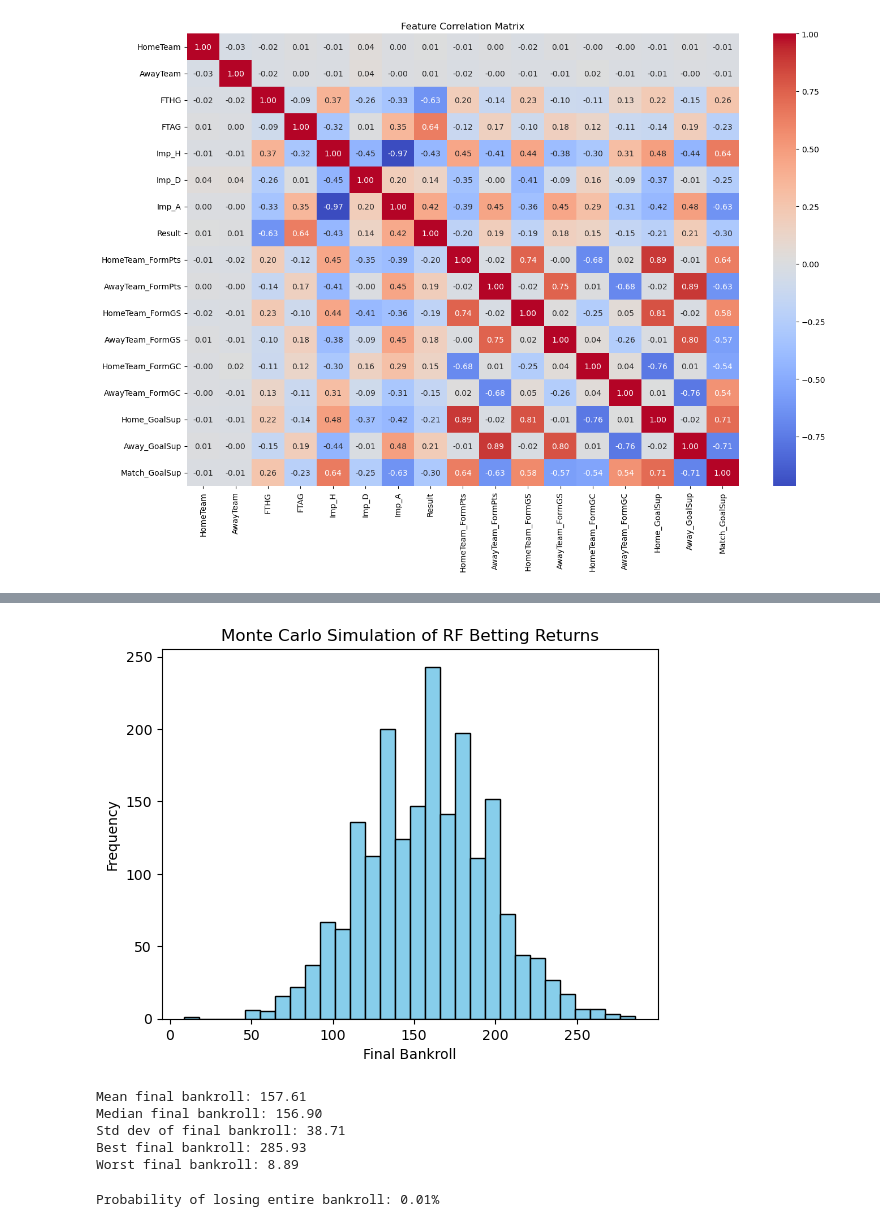
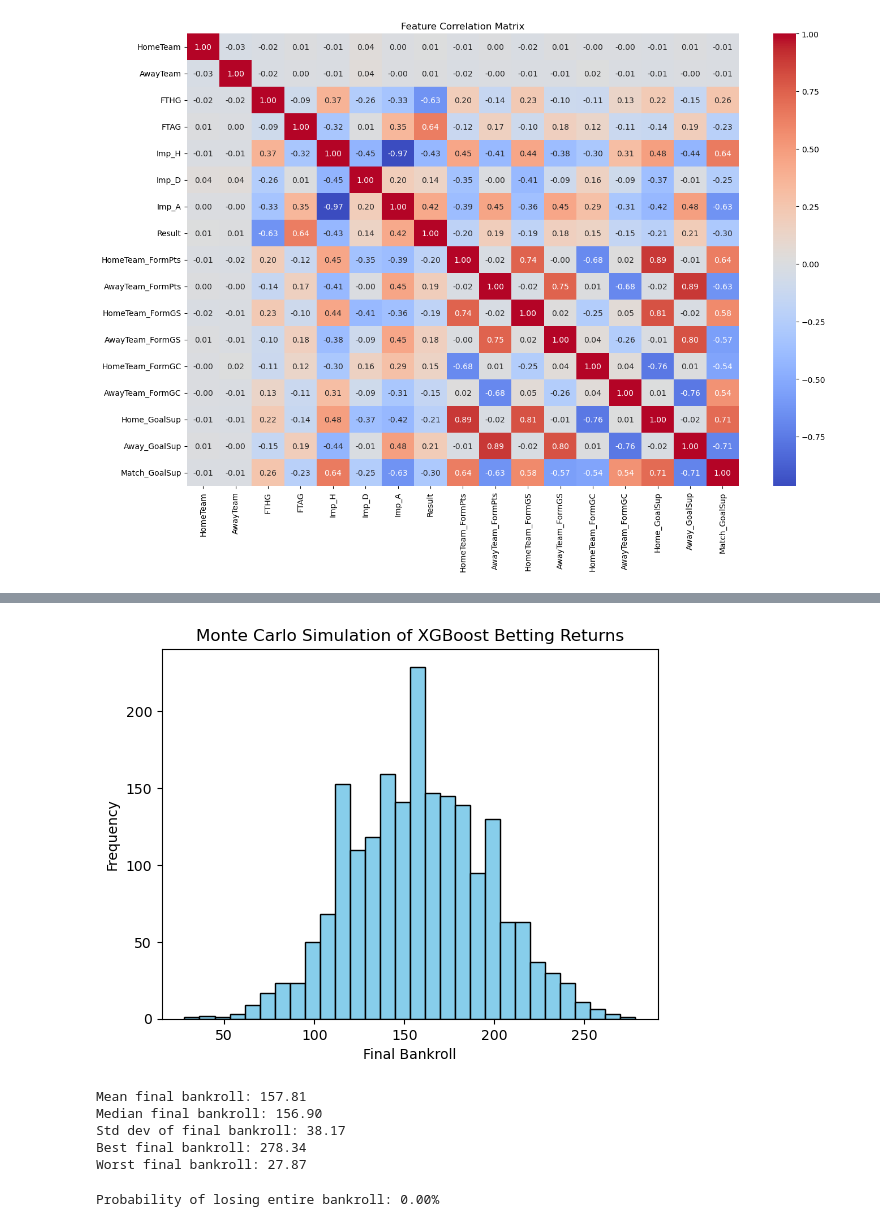
Before and after one commit to tarintrader/ml-football-project, a Jupyter notebook: football_ml_pipeline.ipynb, the cells around one changed output, grey strips where cells are left out. Saved outputs shown, nothing was run; the diff lists cells and outputs as text; code cells hidden in the pictures.

Commit message:
Added betting insights and cleaned code

```diff
--- a/football_ml_pipeline.ipynb
+++ b/football_ml_pipeline.ipynb
@@ -648,0 +577,5 @@ Average return per bet: 0.079 units
+# %%
+# --- Train Logistic Regression and get probabilities ---
+lr = LogisticRegression(max_iter=1000, C=10)
+lr.fit(X_train, y_train)
+lr_probs = lr.predict_proba(X_test)
@@ -1247,5 +865,5 @@ Average return per bet: 0.022 units
 # %%
-# --- Monte Carlo Betting Simulation Alternative 1 ---
+# --- Monte Carlo Betting Simulation for XGBoost predictions ---
 def monte_carlo_betting_simulation(data, num_simulations=2000, bankroll=100, bet_size=1):
 
     # Get win probabilities and odds from data
@@ -1260,43 +878,43 @@ def monte_carlo_betting_simulation(data, num_simulations=2000, bankroll=100, bet
 
         # Simulate each bet
         for _ in range(num_bets):
             if current_bankroll <= 0:
                 break  # Stop if bankrupt
 
             # Random outcome based on win probability
             if np.random.random() < win_prob:
                 current_bankroll += bet_size * (avg_odds - 1)  # Win
             else:
                 current_bankroll -= bet_size  # Loss
 
         final_bankrolls.append(current_bankroll)
 
     return np.array(final_bankrolls)
 
 # Run simulation
-final_balances = monte_carlo_betting_simulation(bet_report_df)
+final_balances = monte_carlo_betting_simulation(bet_report_xgb_df)
 
 # Plot results
 plt.hist(final_balances, bins=30, color='skyblue', edgecolor='k')
-plt.title('Monte Carlo Simulation of RF Betting Returns')
+plt.title('Monte Carlo Simulation of XGBoost Betting Returns')
 plt.xlabel('Final Bankroll')
 plt.ylabel('Frequency')
 plt.show()
 
 print(f"Mean final bankroll: {np.mean(final_balances):.2f}")
 print(f"Median final bankroll: {np.median(final_balances):.2f}")
 print(f"Std dev of final bankroll: {np.std(final_balances):.2f}")
 print(f"Best final bankroll: {np.max(final_balances):.2f}")
 print(f"Worst final bankroll: {np.min(final_balances):.2f}")
 # %% [output]
-[figure, old version]
+[figure, new version]
-Mean final bankroll: 157.61
+Mean final bankroll: 157.81
 Median final bankroll: 156.90
-Std dev of final bankroll: 38.71
-Best final bankroll: 285.93
-Worst final bankroll: 8.89
+Std dev of final bankroll: 38.17
+Best final bankroll: 278.34
+Worst final bankroll: 27.87
 # %%
-# --- Risk of Ruin Analysis ---
+# --- Risk of Ruin Analysis for XGBoost predictions---
 def risk_of_ruin_simulation(data, num_simulations=10000, bankroll=100):
     """Calculate probability of losing entire bankroll"""
     win_prob = len(data[data['Win'] == 1]) / len(data)
@@ -1319,10 +937,10 @@ def risk_of_ruin_simulation(data, num_simulations=10000, bankroll=100):
 
     return ruin_count / num_simulations
 
-ruin_prob = risk_of_ruin_simulation(bet_report_df)
+ruin_prob = risk_of_ruin_simulation(bet_report_xgb_df)
 print(f"Probability of losing entire bankroll: {ruin_prob:.2%}")
 # %% [output]
-Probability of losing entire bankroll: 0.01%
+Probability of losing entire bankroll: 0.00%
 # %%
 # --- Baseline Betting Strategy: Always Bet on Home Team ---
 
```
Also changed, not shown: parts of 27 cells of this notebook, 3 other files.
